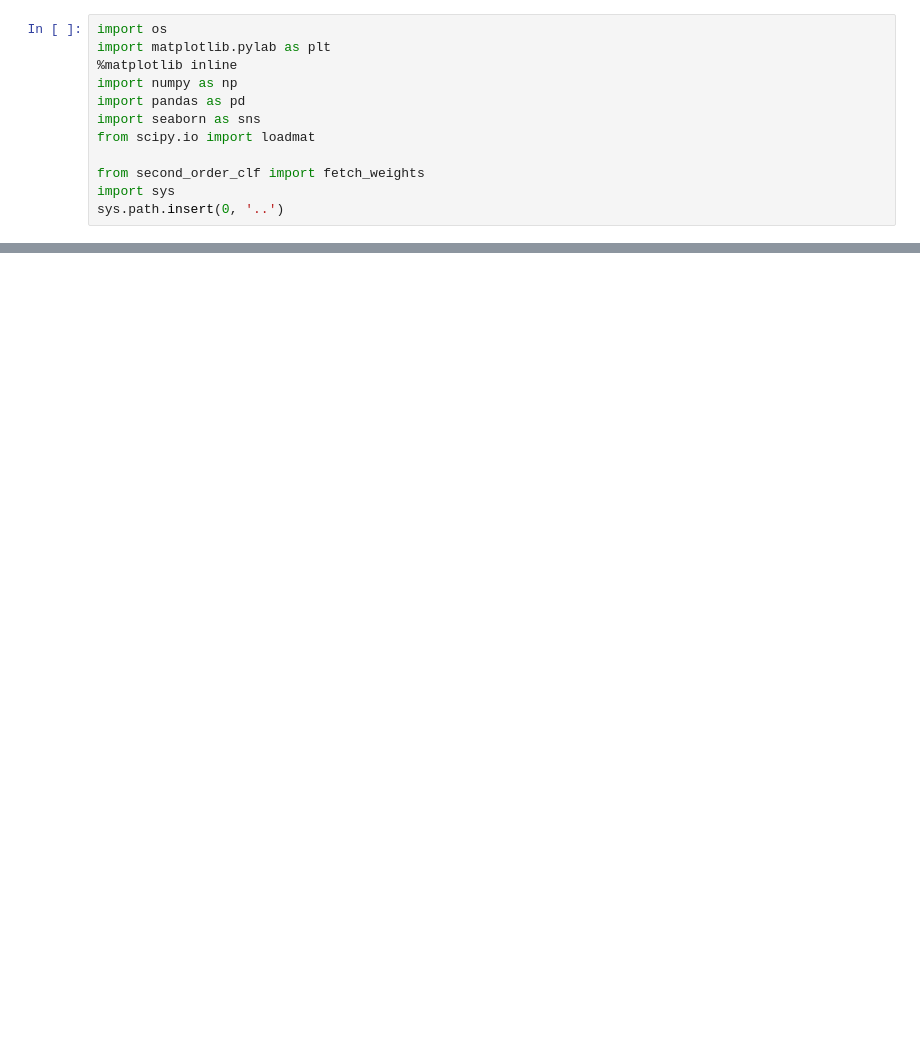
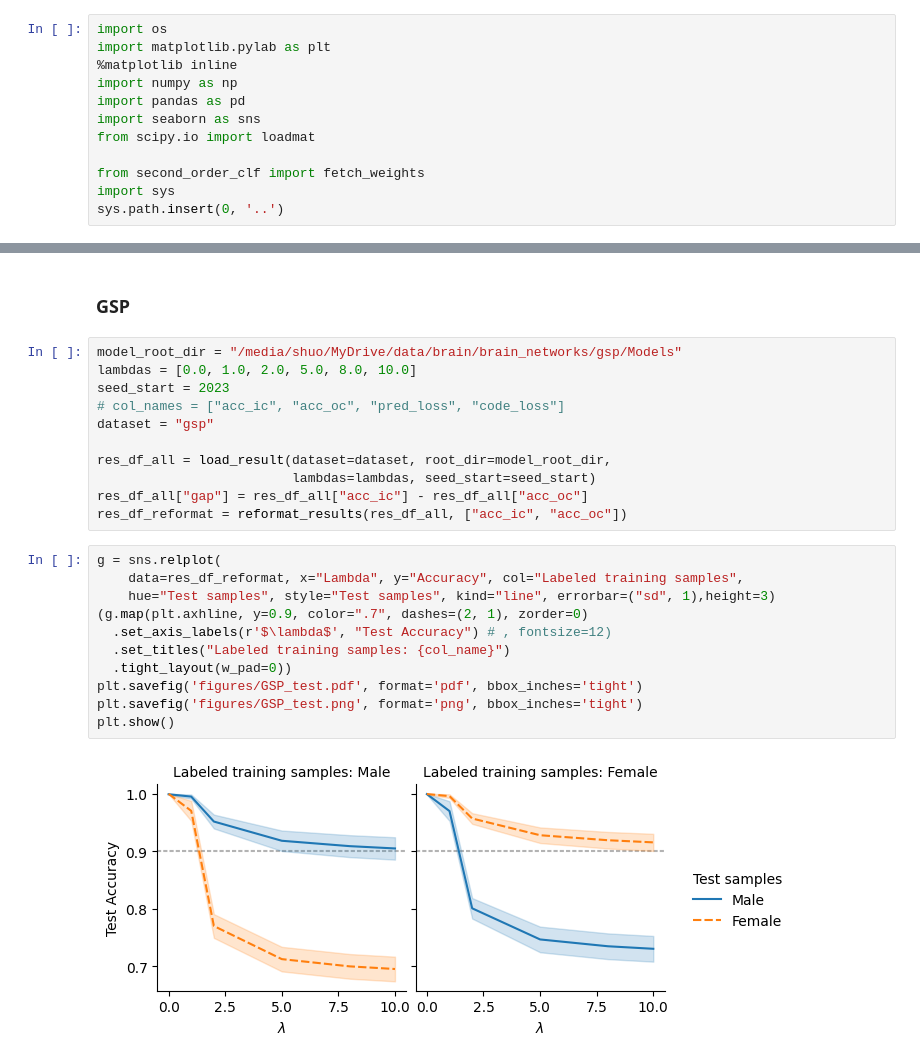
Before and after one commit to shuo-zhou/GSDA-Lateralization, a Jupyter notebook: model_stats/plot.ipynb, the cells around one changed output, grey strips where cells are left out. Saved outputs shown, nothing was run; the diff lists cells and outputs as text; blank space fills up the shorter version.

```diff
--- a/model_stats/plot.ipynb
+++ b/model_stats/plot.ipynb
@@ -306,0 +178,26 @@ plt.show()
+# %% [markdown]
+### GSP
+# %%
+model_root_dir = "/media/shuo/MyDrive/data/brain/brain_networks/gsp/Models"
+lambdas = [0.0, 1.0, 2.0, 5.0, 8.0, 10.0]
+seed_start = 2023
+# col_names = ["acc_ic", "acc_oc", "pred_loss", "code_loss"]
+dataset = "gsp"
+
+res_df_all = load_result(dataset=dataset, root_dir=model_root_dir,
+                         lambdas=lambdas, seed_start=seed_start)
+res_df_all["gap"] = res_df_all["acc_ic"] - res_df_all["acc_oc"]
+res_df_reformat = reformat_results(res_df_all, ["acc_ic", "acc_oc"])
+# %%
+g = sns.relplot(
+    data=res_df_reformat, x="Lambda", y="Accuracy", col="Labeled training samples",
+    hue="Test samples", style="Test samples", kind="line", errorbar=("sd", 1),height=3)
+(g.map(plt.axhline, y=0.9, color=".7", dashes=(2, 1), zorder=0)
+  .set_axis_labels(r'$\lambda$', "Test Accuracy") # , fontsize=12)
+  .set_titles("Labeled training samples: {col_name}")
+  .tight_layout(w_pad=0))
+plt.savefig('figures/GSP_test.pdf', format='pdf', bbox_inches='tight')
+plt.savefig('figures/GSP_test.png', format='png', bbox_inches='tight')
+plt.show()
+# %% [output]
+[figure, added]
```
Also changed, not shown: parts of 47 cells of this notebook, 27 other files.
